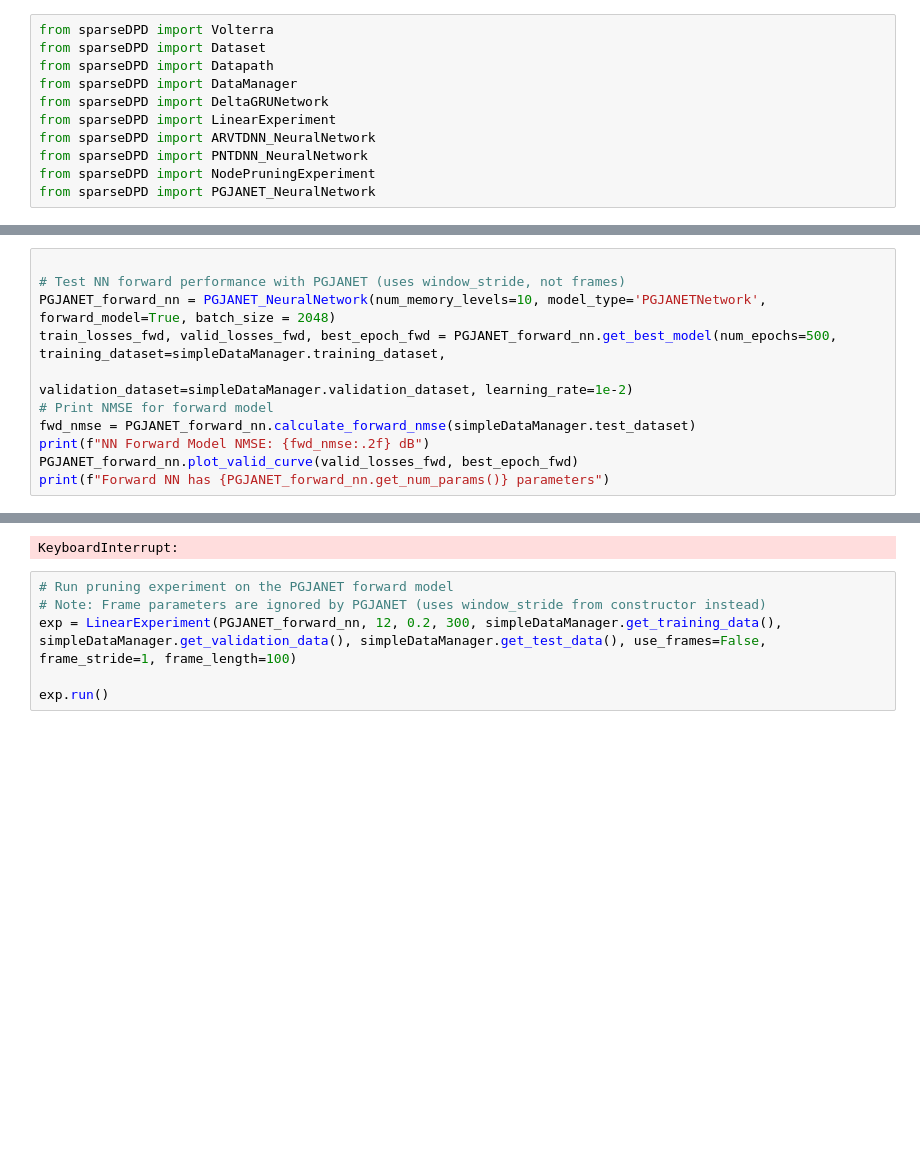
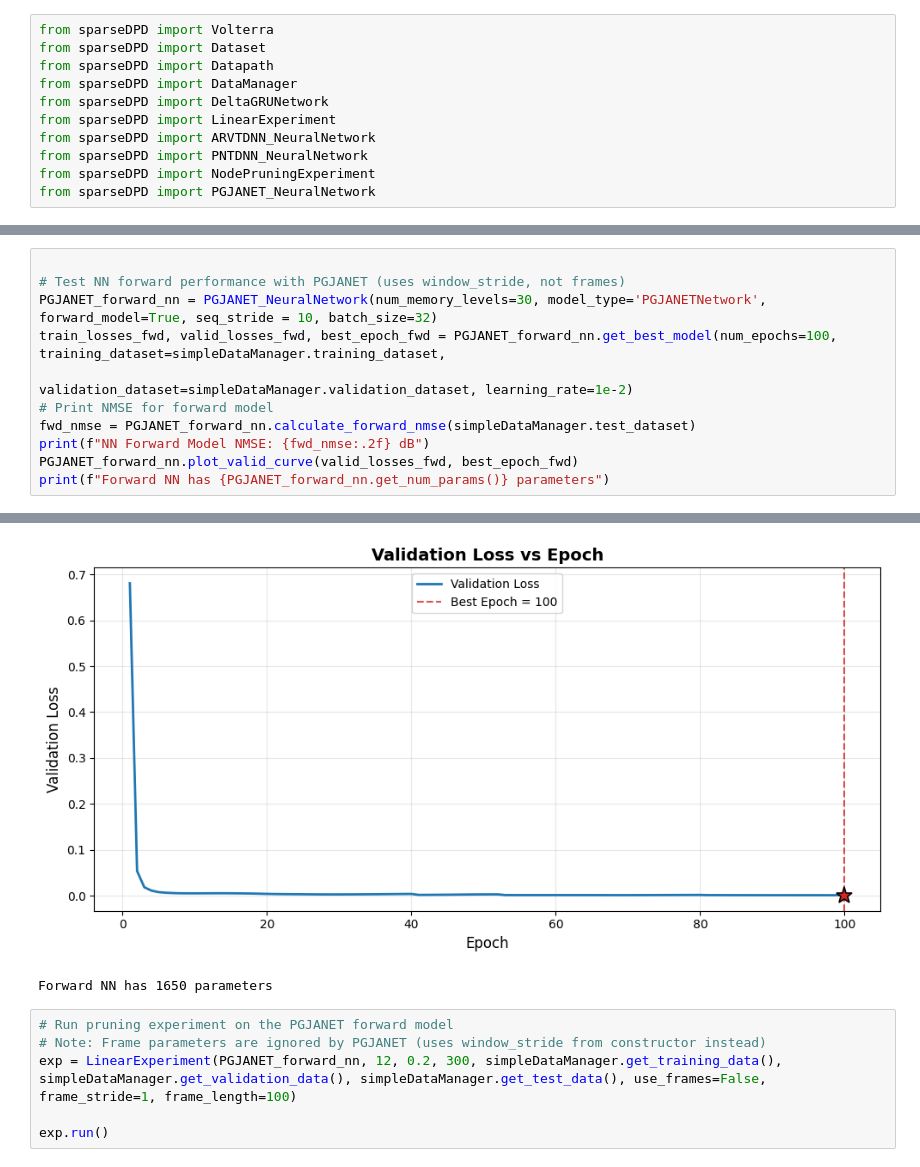
Before and after one commit to aquigney/sparseDPD, a Jupyter notebook: refactored_notebook.ipynb, the cells around one changed output, grey strips where cells are left out. Drawn from its saved outputs; the diff is of its cells as text; blank space fills up the shorter version.

Commit message:
good PGJANET performance

```diff
--- a/refactored_notebook.ipynb
+++ b/refactored_notebook.ipynb
@@ -144,8 +32,8 @@ TypeError: PNTDNN_NeuralNetwork.__init__() got an unexpected keyword argument 'b
 # %%
 
 # Test NN forward performance with PGJANET (uses window_stride, not frames)
-PGJANET_forward_nn = PGJANET_NeuralNetwork(num_memory_levels=10, model_type='PGJANETNetwork', forward_model=True, batch_size = 2048)
-train_losses_fwd, valid_losses_fwd, best_epoch_fwd = PGJANET_forward_nn.get_best_model(num_epochs=500, training_dataset=simpleDataManager.training_dataset,
+PGJANET_forward_nn = PGJANET_NeuralNetwork(num_memory_levels=30, model_type='PGJANETNetwork', forward_model=True, seq_stride = 10, batch_size=32)
+train_losses_fwd, valid_losses_fwd, best_epoch_fwd = PGJANET_forward_nn.get_best_model(num_epochs=100, training_dataset=simpleDataManager.training_dataset,
                                                                                validation_dataset=simpleDataManager.validation_dataset, learning_rate=1e-2)
 # Print NMSE for forward model
 fwd_nmse = PGJANET_forward_nn.calculate_forward_nmse(simpleDataManager.test_dataset)
@@ -170,4 +58,5 @@ Epoch 130/500  Loss=1.3464e+00  Valid Loss=6.4501e-02  LR=1.95e-05
+[figure, added]
-KeyboardInterrupt:
+Forward NN has 1650 parameters
 # %%
 # Run pruning experiment on the PGJANET forward model
 # Note: Frame parameters are ignored by PGJANET (uses window_stride from constructor instead)
```
Also changed, not shown: parts of 5 cells of this notebook, 1 other file.
